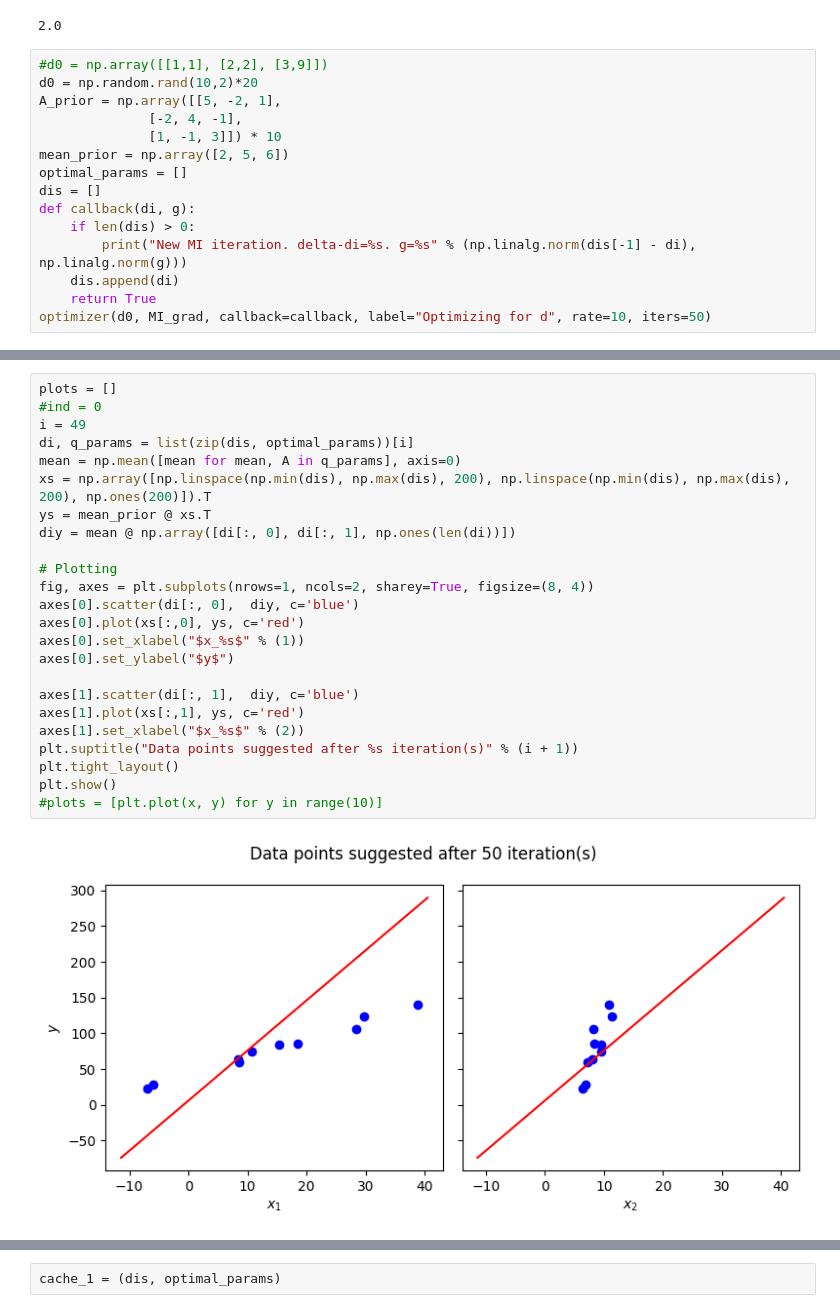
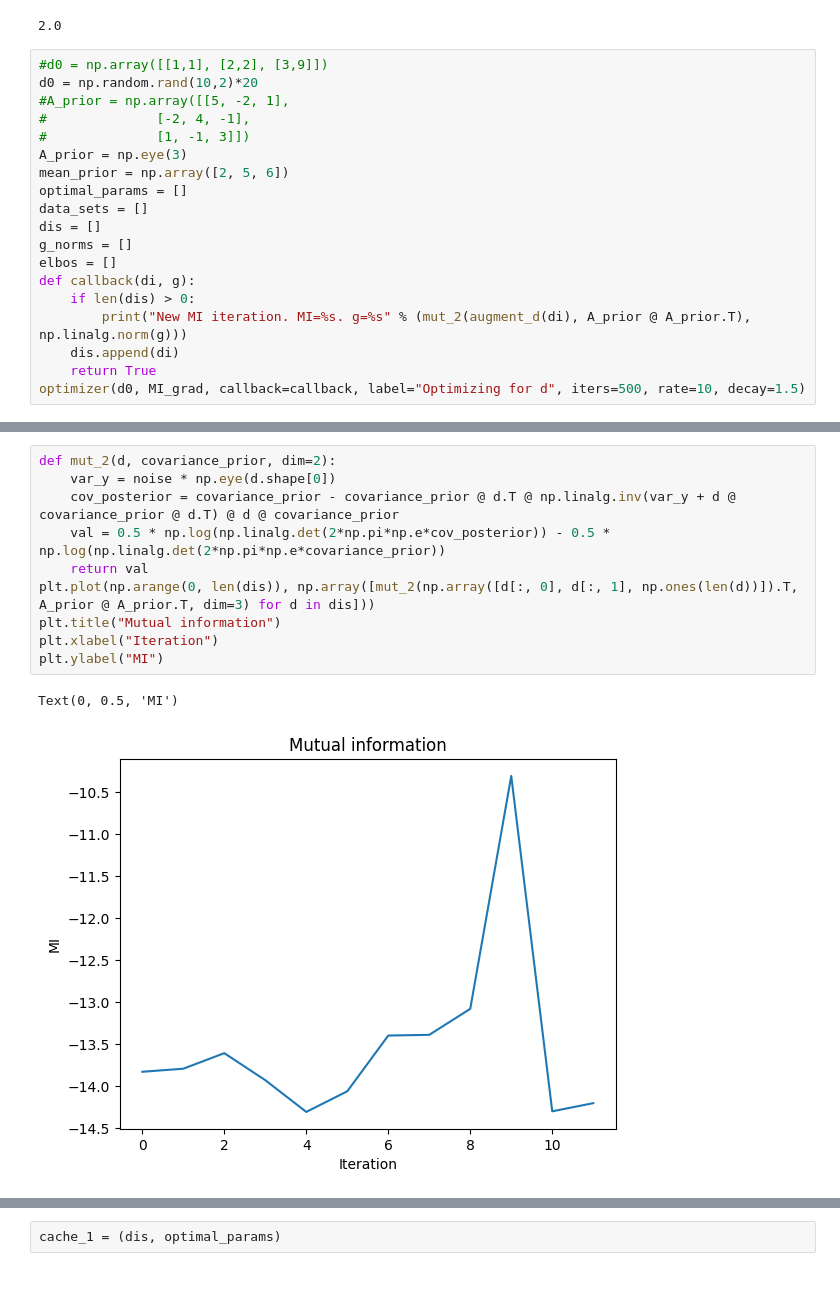
Before and after one commit to Snailed/bayesian-optimal-design-pocs, a Jupyter notebook: python/Week 4, second attempt.ipynb, the cells around one changed output, grey strips where cells are left out. Drawn from its saved outputs; the diff is of its cells as text; blank space fills up the shorter version.

```diff
--- a/python/Week 4, second attempt.ipynb
+++ b/python/Week 4, second attempt.ipynb
@@ -165,16 +378,20 @@ np.mean(np.array([[1, 2], [2,3]]))
 # %%
 #d0 = np.array([[1,1], [2,2], [3,9]])
 d0 = np.random.rand(10,2)*20
-A_prior = np.array([[5, -2, 1],
-              [-2, 4, -1],
-              [1, -1, 3]]) * 10
+#A_prior = np.array([[5, -2, 1],
+#              [-2, 4, -1],
+#              [1, -1, 3]])
+A_prior = np.eye(3)
 mean_prior = np.array([2, 5, 6])
 optimal_params = []
+data_sets = []
 dis = []
+g_norms = []
+elbos = []
 def callback(di, g):
     if len(dis) > 0:
-        print("New MI iteration. delta-di=%s. g=%s" % (np.linalg.norm(dis[-1] - di), np.linalg.norm(g)))
+        print("New MI iteration. MI=%s. g=%s" % (mut_2(augment_d(di), A_prior @ A_prior.T), np.linalg.norm(g)))
     dis.append(di)
     return True
-optimizer(d0, MI_grad, callback=callback, label="Optimizing for d", rate=10, iters=50)
+optimizer(d0, MI_grad, callback=callback, label="Optimizing for d", iters=500, rate=10, decay=1.5)
 # %% [output]
@@ -194,27 +448,14 @@ New MI iteration. delta-di=0.753779115439728. g=0.7628244648250042
 # %%
-plots = []
-#ind = 0
-i = 49
-di, q_params = list(zip(dis, optimal_params))[i]
-mean = np.mean([mean for mean, A in q_params], axis=0)
-xs = np.array([np.linspace(np.min(dis), np.max(dis), 200), np.linspace(np.min(dis), np.max(dis), 200), np.ones(200)]).T
-ys = mean_prior @ xs.T
-diy = mean @ np.array([di[:, 0], di[:, 1], np.ones(len(di))])
-
-# Plotting
-fig, axes = plt.subplots(nrows=1, ncols=2, sharey=True, figsize=(8, 4))
-axes[0].scatter(di[:, 0],  diy, c='blue')
-axes[0].plot(xs[:,0], ys, c='red')
-axes[0].set_xlabel("$x_%s$" % (1))
-axes[0].set_ylabel("$y$")
-
-axes[1].scatter(di[:, 1],  diy, c='blue')
-axes[1].plot(xs[:,1], ys, c='red')
-axes[1].set_xlabel("$x_%s$" % (2))
-plt.suptitle("Data points suggested after %s iteration(s)" % (i + 1))
-plt.tight_layout()
-plt.show()
-#plots = [plt.plot(x, y) for y in range(10)]
+def mut_2(d, covariance_prior, dim=2):
+    var_y = noise * np.eye(d.shape[0])
+    cov_posterior = covariance_prior - covariance_prior @ d.T @ np.linalg.inv(var_y + d @ covariance_prior @ d.T) @ d @ covariance_prior
+    val = 0.5 * np.log(np.linalg.det(2*np.pi*np.e*cov_posterior)) - 0.5 * np.log(np.linalg.det(2*np.pi*np.e*covariance_prior))
+    return val
+plt.plot(np.arange(0, len(dis)), np.array([mut_2(np.array([d[:, 0], d[:, 1], np.ones(len(d))]).T, A_prior @ A_prior.T, dim=3) for d in dis]))
+plt.title("Mutual information")
+plt.xlabel("Iteration")
+plt.ylabel("MI")
 # %% [output]
+Text(0, 0.5, 'MI')
-[figure, old version]
+[figure, new version]
 # %%
```
Also changed, not shown: parts of 40 cells of this notebook.
